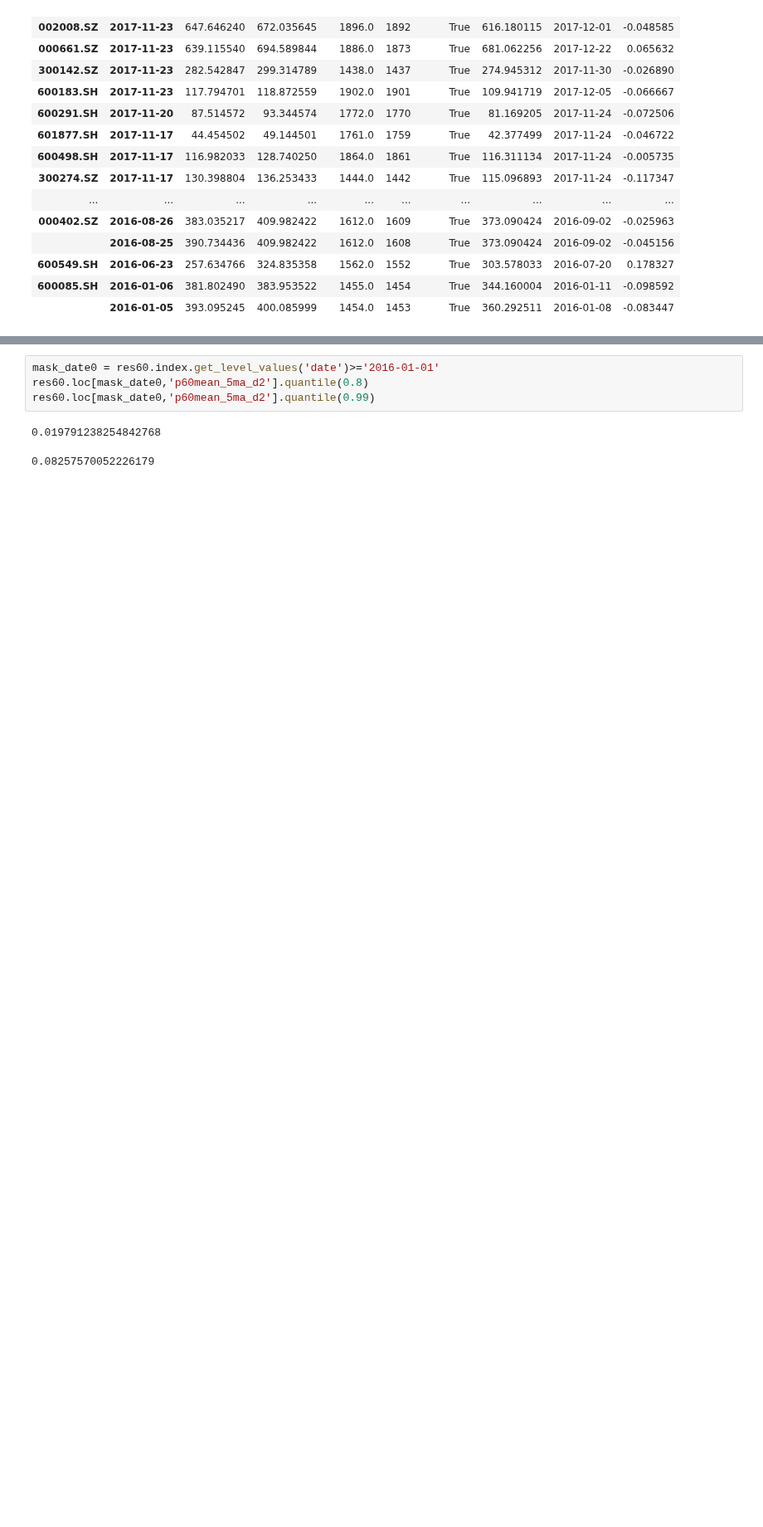
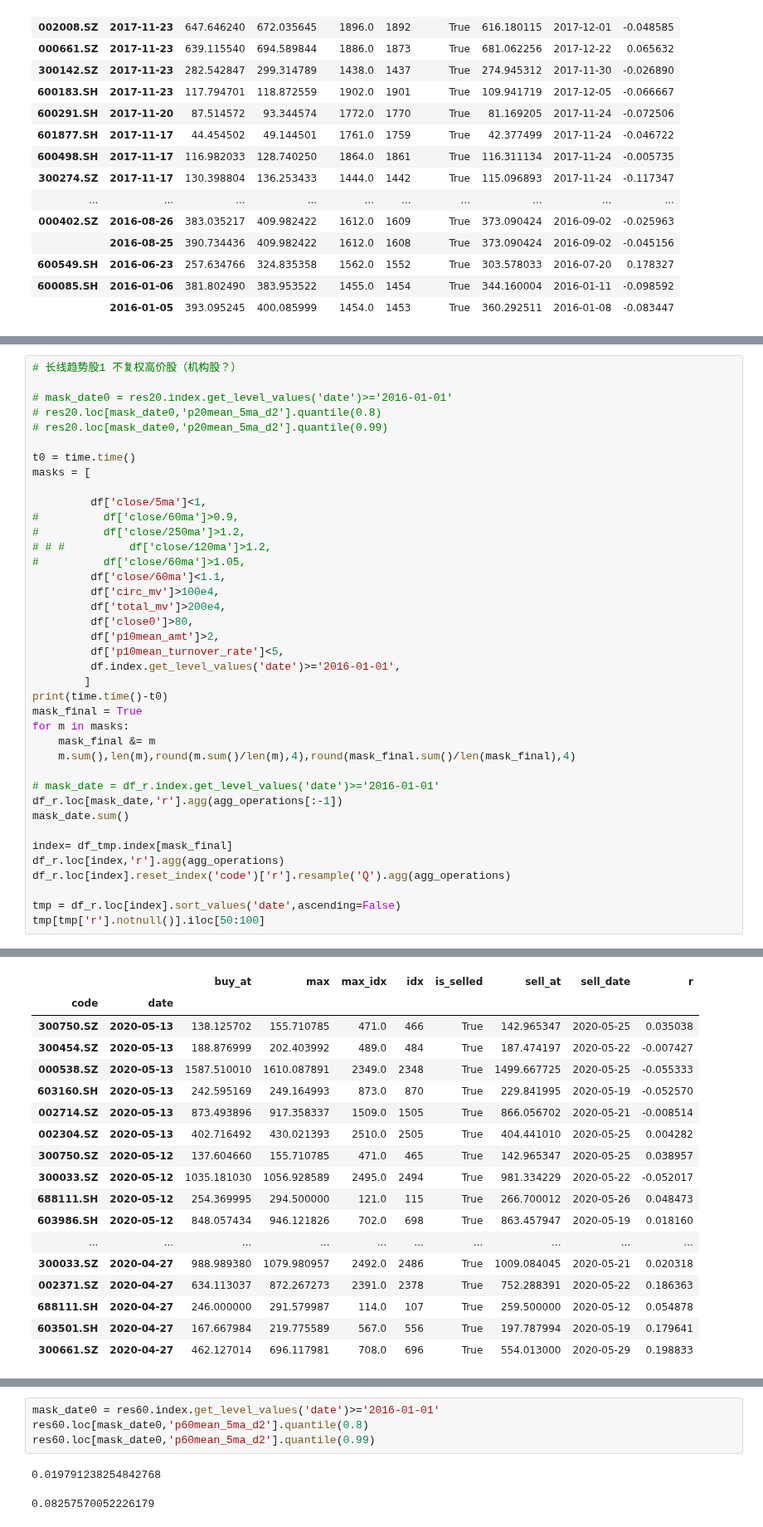
Before and after one commit to Bantorra0/Quant, a Jupyter notebook: Untitled1.ipynb, the cells around one changed output, grey strips where cells are left out. Shown at 83% size. Drawn from its saved outputs; the diff is of its cells as text; blank space fills up the shorter version.

```diff
--- a/Untitled1.ipynb
+++ b/Untitled1.ipynb
@@ -884,3 +888,43 @@ tmp60.head(70)
 |  | 2014-04-15 | 0.029322 | 0.036959 | 0.032318 |
 |  | 2014-04-16 | 0.023708 | 0.034450 | 0.034606 |
 |  | 2014-04-17 | 0.018899 | 0.017671 | 0.035996 |
+# %%
+# 长线趋势股1 不复权高价股（机构股？）
+
+# mask_date0 = res20.index.get_level_values('date')>='2016-01-01'
+# res20.loc[mask_date0,'p20mean_5ma_d2'].quantile(0.8)
+# res20.loc[mask_date0,'p20mean_5ma_d2'].quantile(0.99)
+
+t0 = time.time()
+masks = [
+
+         df['close/5ma']<1,
+#          df['close/60ma']>0.9,
+#          df['close/250ma']>1.2,
+# # #          df['close/120ma']>1.2,
+#          df['close/60ma']>1.05,
+         df['close/60ma']<1.1,
+         df['circ_mv']>100e4,
+         df['total_mv']>200e4,
+         df['close0']>80,
+         df['p10mean_amt']>2,
+         df['p10mean_turnover_rate']<5,
+         df.index.get_level_values('date')>='2016-01-01',
+        ]
+print(time.time()-t0)
+mask_final = True
+for m in masks:
+    mask_final &= m
+    m.sum(),len(m),round(m.sum()/len(m),4),round(mask_final.sum()/len(mask_final),4)
+
+# mask_date = df_r.index.get_level_values('date')>='2016-01-01'
+df_r.loc[mask_date,'r'].agg(agg_operations[:-1])
+mask_date.sum()
+
+index= df_tmp.index[mask_final]
+df_r.loc[index,'r'].agg(agg_operations)
+df_r.loc[index].reset_index('code')['r'].resample('Q').agg(agg_operations)
+
+tmp = df_r.loc[index].sort_values('date',ascending=False)
+tmp[tmp['r'].notnull()].iloc[50:100]
+# %% [output]
@@ -886,0 +972,18 @@ tmp60.head(70)
+|  |  | buy_at | max | max_idx | idx | is_selled | sell_at | sell_date | r |
+| code | date |  |  |  |  |  |  |  |  |
+| 300750.SZ | 2020-05-13 | 138.125702 | 155.710785 | 471.0 | 466 | True | 142.965347 | 2020-05-25 | 0.035038 |
+| 300454.SZ | 2020-05-13 | 188.876999 | 202.403992 | 489.0 | 484 | True | 187.474197 | 2020-05-22 | -0.007427 |
+| 000538.SZ | 2020-05-13 | 1587.510010 | 1610.087891 | 2349.0 | 2348 | True | 1499.667725 | 2020-05-25 | -0.055333 |
+| 603160.SH | 2020-05-13 | 242.595169 | 249.164993 | 873.0 | 870 | True | 229.841995 | 2020-05-19 | -0.052570 |
+| 002714.SZ | 2020-05-13 | 873.493896 | 917.358337 | 1509.0 | 1505 | True | 866.056702 | 2020-05-21 | -0.008514 |
+| 002304.SZ | 2020-05-13 | 402.716492 | 430.021393 | 2510.0 | 2505 | True | 404.441010 | 2020-05-25 | 0.004282 |
+| 300750.SZ | 2020-05-12 | 137.604660 | 155.710785 | 471.0 | 465 | True | 142.965347 | 2020-05-25 | 0.038957 |
+| 300033.SZ | 2020-05-12 | 1035.181030 | 1056.928589 | 2495.0 | 2494 | True | 981.334229 | 2020-05-22 | -0.052017 |
+| 688111.SH | 2020-05-12 | 254.369995 | 294.500000 | 121.0 | 115 | True | 266.700012 | 2020-05-26 | 0.048473 |
+| 603986.SH | 2020-05-12 | 848.057434 | 946.121826 | 702.0 | 698 | True | 863.457947 | 2020-05-19 | 0.018160 |
+| ... | ... | ... | ... | ... | ... | ... | ... | ... | ... |
+| 300033.SZ | 2020-04-27 | 988.989380 | 1079.980957 | 2492.0 | 2486 | True | 1009.084045 | 2020-05-21 | 0.020318 |
+| 002371.SZ | 2020-04-27 | 634.113037 | 872.267273 | 2391.0 | 2378 | True | 752.288391 | 2020-05-22 | 0.186363 |
+| 688111.SH | 2020-04-27 | 246.000000 | 291.579987 | 114.0 | 107 | True | 259.500000 | 2020-05-12 | 0.054878 |
+| 603501.SH | 2020-04-27 | 167.667984 | 219.775589 | 567.0 | 556 | True | 197.787994 | 2020-05-19 | 0.179641 |
+| 300661.SZ | 2020-04-27 | 462.127014 | 696.117981 | 708.0 | 696 | True | 554.013000 | 2020-05-29 | 0.198833 |
```
Also changed, not shown: parts of 10 cells of this notebook, 8 other files.
